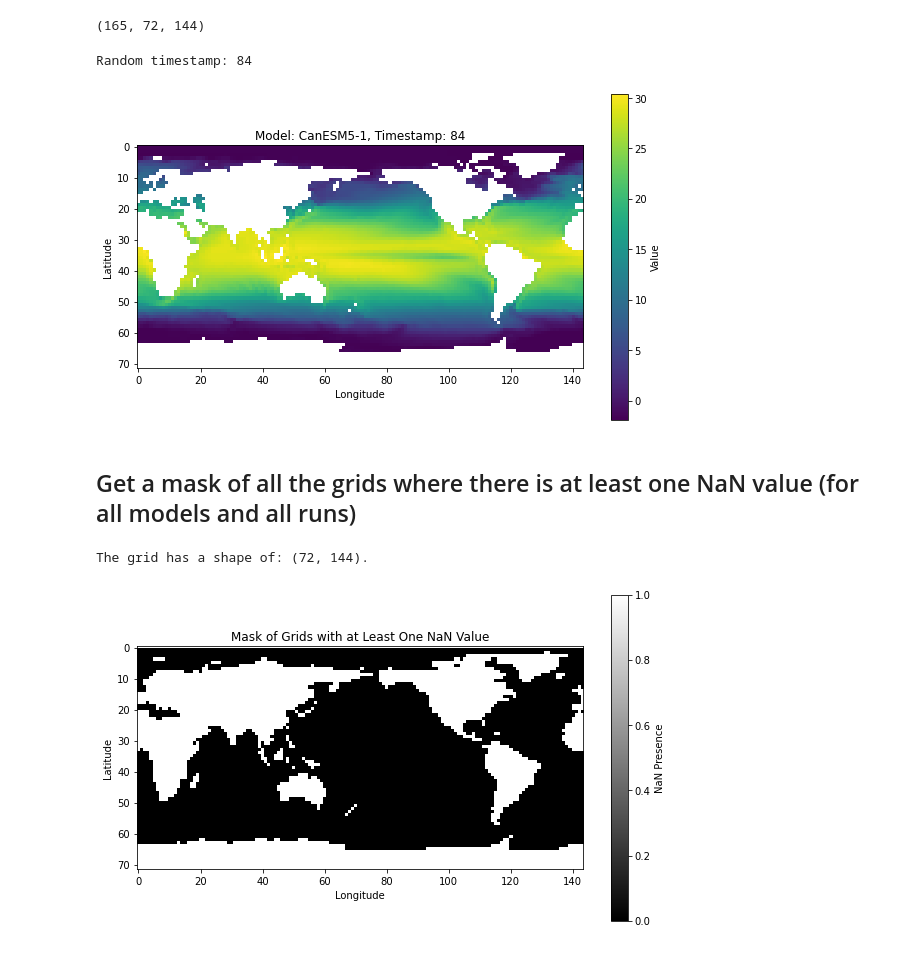
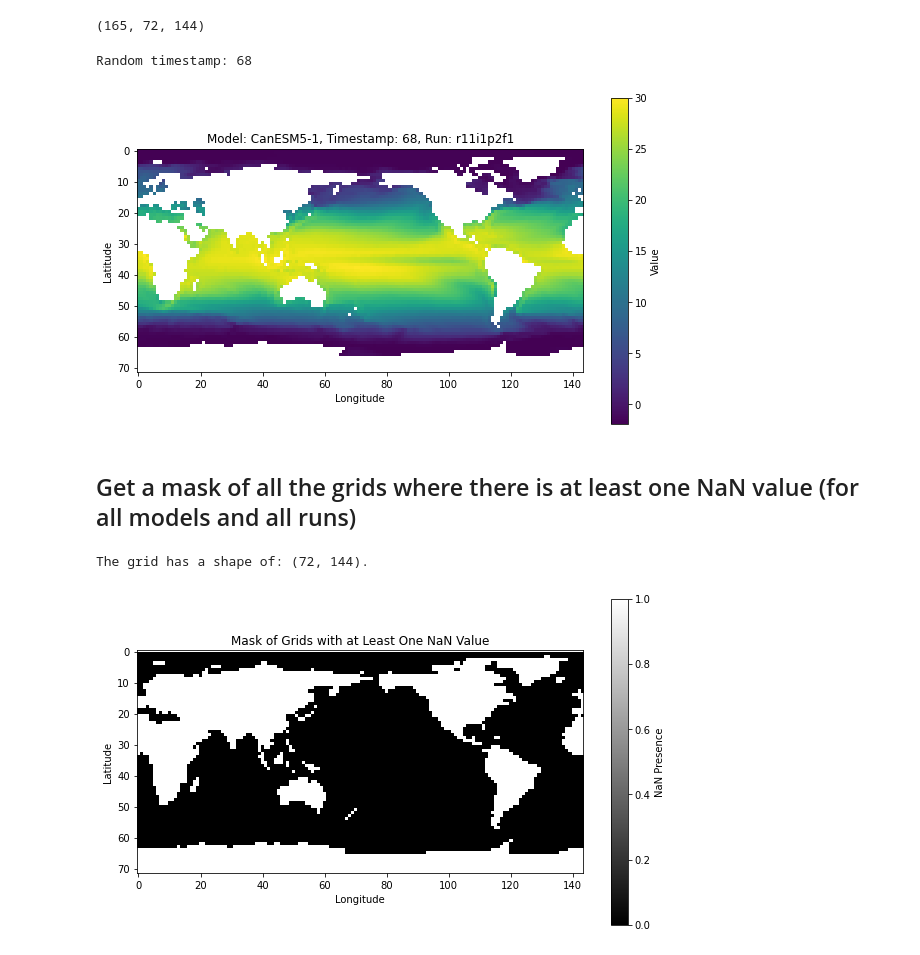
Before and after one commit to Victor2175/gm4cs-l, a Jupyter notebook: Data_exploration.ipynb, the cells around one changed output. Saved outputs shown, nothing was run; the diff lists cells and outputs as text; code cells hidden in the pictures.

Commit message:
Cleaned up the code and added helper functions to aid visualization

```diff
--- a/Data_exploration.ipynb
+++ b/Data_exploration.ipynb
@@ -42,11 +42,7 @@ print(f"Keys of the data: {list(data.keys())[:5]}")
 Keys of the data: ['ICON-ESM-LR', 'EC-Earth3', 'EC-Earth3-Veg-LR', 'FIO-ESM-2-0', 'CMCC-CM2-SR5']
 # %%
 # Keep only models which have more than 4 runs (>= 4 runs)
-
-filtered_data = {
-    model: {run: np.flip(data[model][run], axis = 1) for run in data[model]} # May need to remove the np.flip part...
-    for model in data.keys() if len(data[model]) >= 4
-}
+filtered_data = filter_data(data)
 # %% [markdown]
 ## Plot a time stamp for a randomly chosen model
 # %%
@@ -55,39 +51,33 @@ filtered_data.keys()
 dict_keys(['ICON-ESM-LR', 'EC-Earth3', 'CMCC-CM2-SR5', 'ACCESS-CM2', 'CESM2', 'CNRM-ESM2-1', 'IPSL-CM6A-LR', 'GISS-E2-2-G', 'CNRM-CM6-1', 'CanESM5-1', 'E3SM-2-0-NARRM', 'HadGEM3-GC31-LL', 'MIROC-ES2L' ...
 # %%
 # chose a key randomly
-random_model = 'CanESM5-1'
-random_model_data = filtered_data[random_model]
-print(f"Randomly selected model: {random_model}, which has {len(random_model_data)} runs.")
+example_model = 'CanESM5-1'
+example_model_data = filtered_data[example_model]
+print(f"Randomly selected model: {example_model}, which has {len(example_model_data)} runs.")
 # %% [output]
 Randomly selected model: CanESM5-1, which has 72 runs.
 # %%
-first_random_model_run = random_model_data[list(random_model_data.keys())[0]]
-first_random_model_run.shape # Shape: (Time x Latitude x Longitude)
+first_example_model_run = example_model_data[list(example_model_data.keys())[0]]
+first_example_model_run.shape # Shape: (Time x Latitude x Longitude)
 # %% [output]
 (165, 72, 144)
 # %%
-random_timestamp = random.randint(0, first_random_model_run.shape[0])
-data_to_plot = first_random_model_run[random_timestamp, :, :]
+random_timestamp = random.randint(0, first_example_model_run.shape[0])
+data_to_plot = first_example_model_run[random_timestamp, :, :]
 print(f"Random timestamp: {random_timestamp}")
 # %% [output]
-Random timestamp: 84
+Random timestamp: 68
 # %%
 # Plot the data
 # Create a colormap that sets NaN values to a specific color (e.g., gray)
 plt.figure(figsize=(10, 6))
 plt.imshow(data_to_plot, cmap='viridis') # Places the origin in the lower left
 plt.colorbar(label='Value')
-plt.title(f'Model: {random_model}, Timestamp: {random_timestamp}')
+plt.title(f'Model: {example_model}, Timestamp: {random_timestamp}, Run: {list(example_model_data.keys())[0]}')
 plt.xlabel('Longitude')
 plt.ylabel('Latitude')
 plt.show()
 # %% [output]
-[figure, old version]
+[figure, new version]
 # %% [markdown]
 ## Get a mask of all the grids where there is at least one NaN value (for all models and all runs)
-# %%
-grid_shape = filtered_data[list(filtered_data.keys())[0]][list(filtered_data[list(filtered_data.keys())[0]].keys())[0]].shape[1:]
-nan_mask = np.zeros(grid_shape, dtype=bool)
-print(f"The grid has a shape of: {nan_mask.shape}.")
-# %% [output]
-The grid has a shape of: (72, 144).
@@ -98,3 +84,9 @@ for model in tqdm(filtered_data):
+# %%
+# Create a NaN mask
+nan_mask = create_nan_mask(filtered_data)
+print(f"The grid has a shape of: {nan_mask.shape}.")
+# %% [output]
+The grid has a shape of: (72, 144).
 # %%
 # Plot the mask
 plt.figure(figsize=(10, 6))
```
Also changed, not shown: parts of 10 cells of this notebook, 1 other file.
